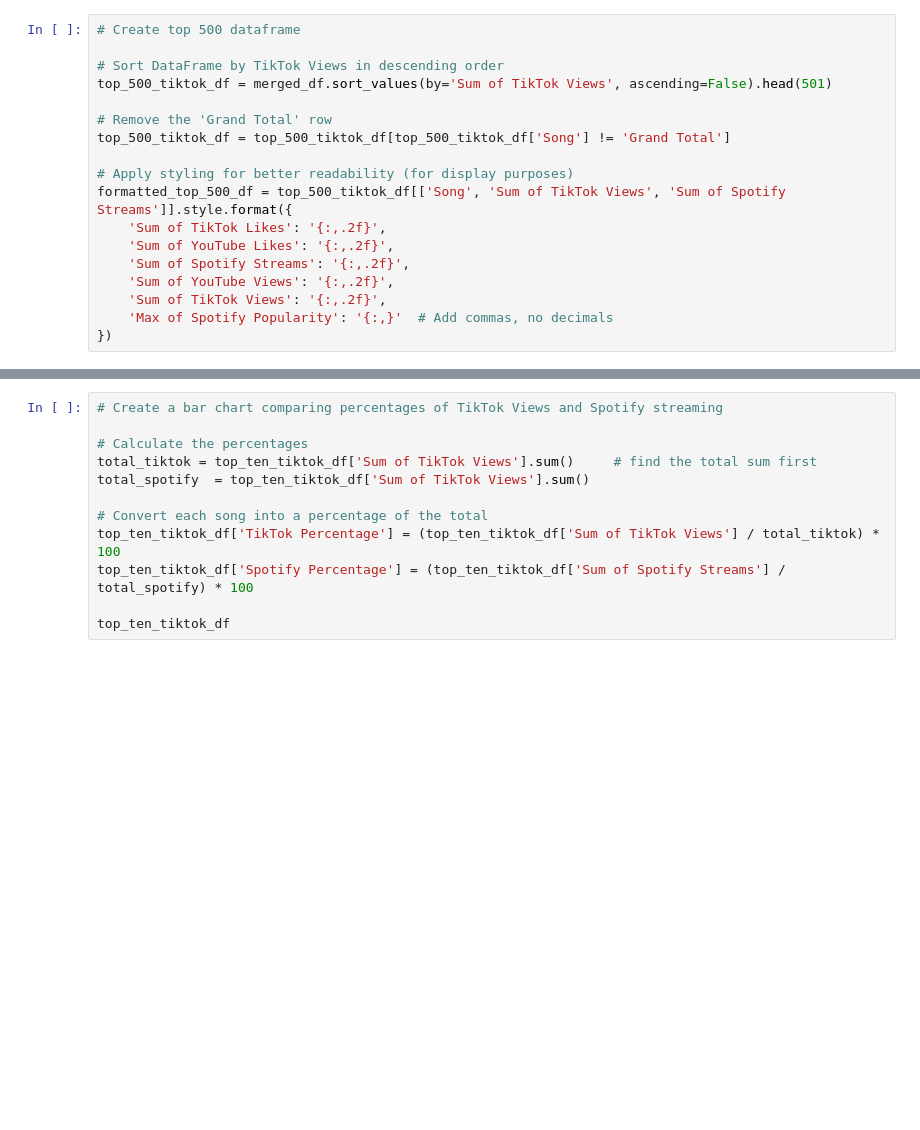
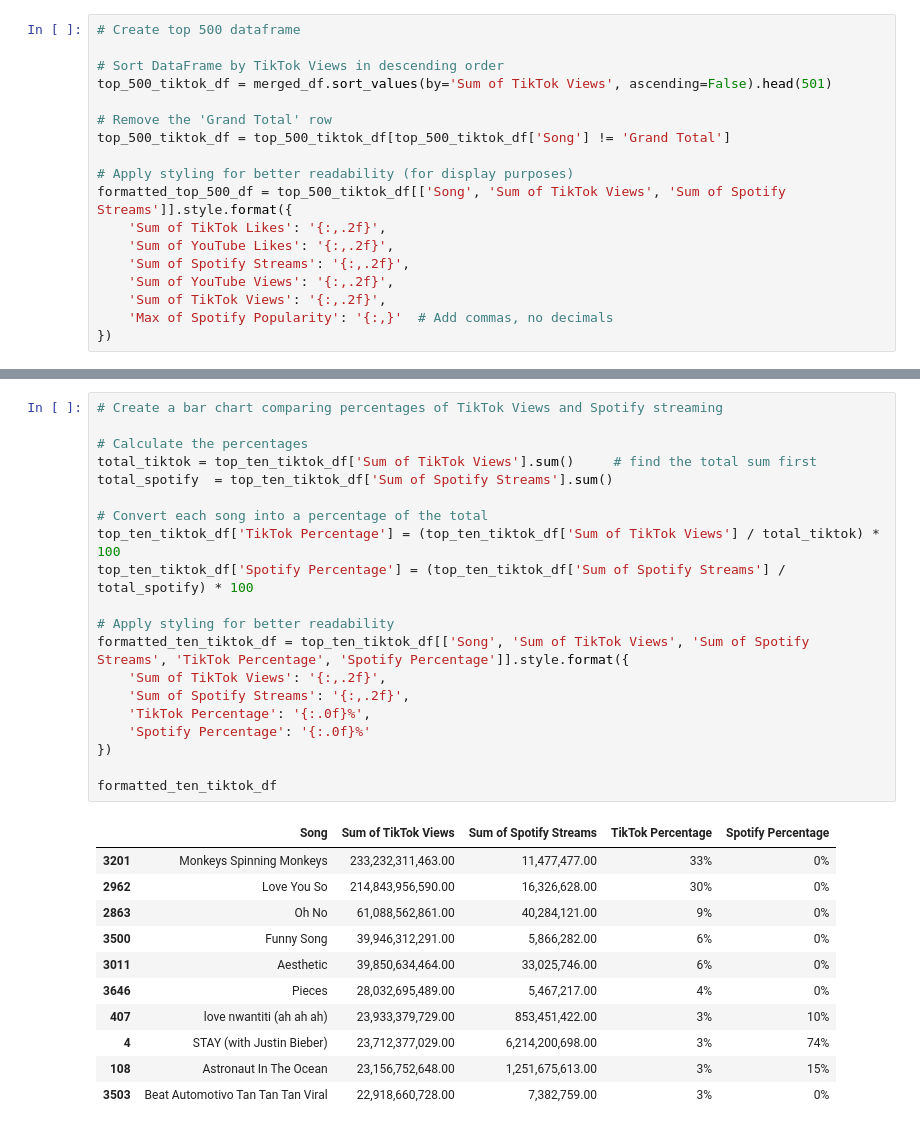
Before and after one commit to qstibbins/project-1, a Jupyter notebook: data.ipynb, the cells around one changed output, grey strips where cells are left out. Drawn from its saved outputs; the diff is of its cells as text; blank space fills up the shorter version.

```diff
--- a/data.ipynb
+++ b/data.ipynb
@@ -135,15 +178,35 @@ top_ten_tiktok_df[['Song', 'Sum of TikTok Views', 'Sum of Spotify Streams']]
 # %%
 # Create a bar chart comparing percentages of TikTok Views and Spotify streaming
 
 # Calculate the percentages
 total_tiktok = top_ten_tiktok_df['Sum of TikTok Views'].sum()     # find the total sum first
-total_spotify  = top_ten_tiktok_df['Sum of TikTok Views'].sum()
+total_spotify  = top_ten_tiktok_df['Sum of Spotify Streams'].sum()
 
 # Convert each song into a percentage of the total
 top_ten_tiktok_df['TikTok Percentage'] = (top_ten_tiktok_df['Sum of TikTok Views'] / total_tiktok) * 100
 top_ten_tiktok_df['Spotify Percentage'] = (top_ten_tiktok_df['Sum of Spotify Streams'] / total_spotify) * 100
 
-top_ten_tiktok_df
+# Apply styling for better readability
+formatted_ten_tiktok_df = top_ten_tiktok_df[['Song', 'Sum of TikTok Views', 'Sum of Spotify Streams', 'TikTok Percentage', 'Spotify Percentage']].style.format({
+    'Sum of TikTok Views': '{:,.2f}',
+    'Sum of Spotify Streams': '{:,.2f}',
+    'TikTok Percentage': '{:.0f}%',
+    'Spotify Percentage': '{:.0f}%'
+})
+
+formatted_ten_tiktok_df
+# %% [output]
+|  | Song | Sum of TikTok Views | Sum of Spotify Streams | TikTok Percentage | Spotify Percentage |
+| 3201 | Monkeys Spinning Monkeys | 233,232,311,463.00 | 11,477,477.00 | 33% | 0% |
+| 2962 | Love You So | 214,843,956,590.00 | 16,326,628.00 | 30% | 0% |
+| 2863 | Oh No | 61,088,562,861.00 | 40,284,121.00 | 9% | 0% |
+| 3500 | Funny Song | 39,946,312,291.00 | 5,866,282.00 | 6% | 0% |
+| 3011 | Aesthetic | 39,850,634,464.00 | 33,025,746.00 | 6% | 0% |
+| 3646 | Pieces | 28,032,695,489.00 | 5,467,217.00 | 4% | 0% |
+| 407 | love nwantiti (ah ah ah) | 23,933,379,729.00 | 853,451,422.00 | 3% | 10% |
+| 4 | STAY (with Justin Bieber) | 23,712,377,029.00 | 6,214,200,698.00 | 3% | 74% |
+| 108 | Astronaut In The Ocean | 23,156,752,648.00 | 1,251,675,613.00 | 3% | 15% |
+| 3503 | Beat Automotivo Tan Tan Tan Viral | 22,918,660,728.00 | 7,382,759.00 | 3% | 0% |
 # %%
 # Prepare the bar chart
 x = np.arange(len(top_ten_tiktok_df['Song']))  # the label locations
```
Also changed, not shown: parts of 4 cells of this notebook.
